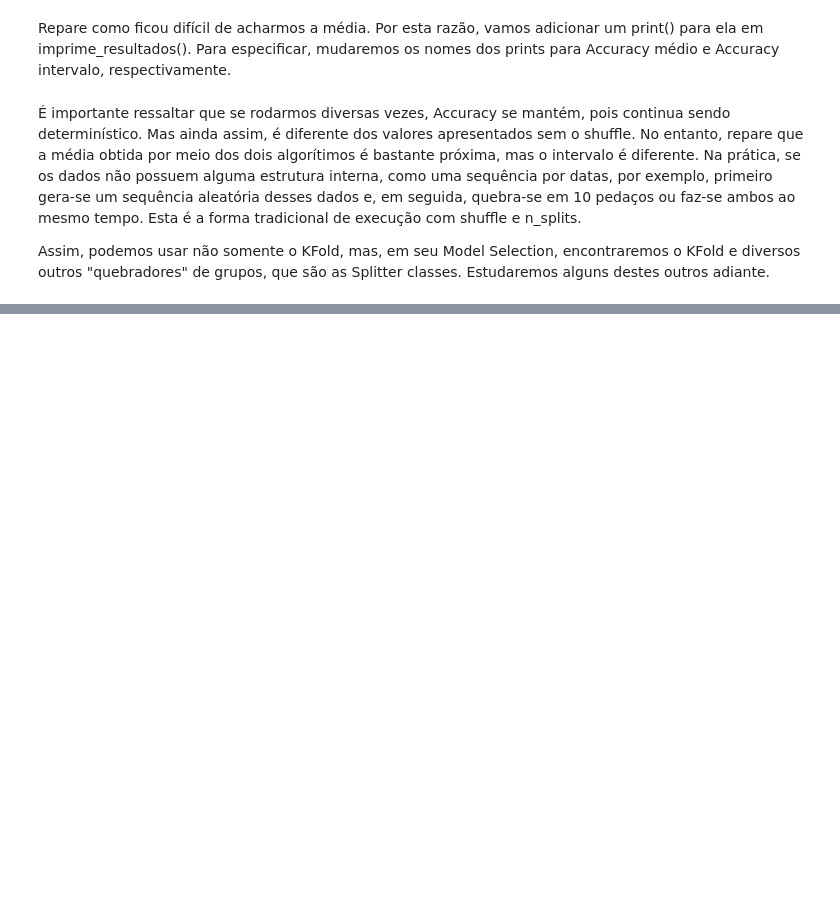
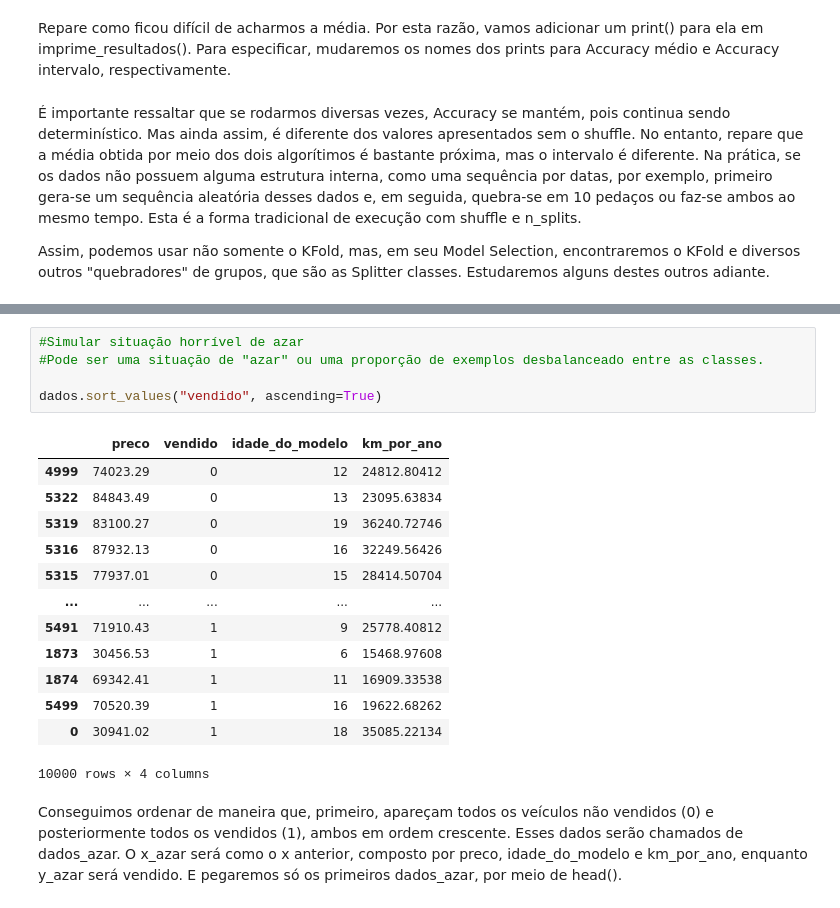
Before and after one commit to Luceliafn/Alura, a Jupyter notebook: Machine_Learning_Validação_1.ipynb, the cells around one changed output, grey strips where cells are left out. Saved outputs shown, nothing was run; the diff lists cells and outputs as text; blank space fills up the shorter version.

```diff
--- a/Machine_Learning_Validação_1.ipynb
+++ b/Machine_Learning_Validação_1.ipynb
@@ -96,0 +107,21 @@ Assim, podemos usar não somente o KFold, mas, em seu Model Selection, encontrar
+# %%
+#Simular situação horrível de azar
+#Pode ser uma situação de "azar" ou uma proporção de exemplos desbalanceado entre as classes.
+
+dados.sort_values("vendido", ascending=True)
+# %% [output]
+|  | preco | vendido | idade_do_modelo | km_por_ano |
+| 4999 | 74023.29 | 0 | 12 | 24812.80412 |
+| 5322 | 84843.49 | 0 | 13 | 23095.63834 |
+| 5319 | 83100.27 | 0 | 19 | 36240.72746 |
+| 5316 | 87932.13 | 0 | 16 | 32249.56426 |
+| 5315 | 77937.01 | 0 | 15 | 28414.50704 |
+| ... | ... | ... | ... | ... |
+| 5491 | 71910.43 | 1 | 9 | 25778.40812 |
+| 1873 | 30456.53 | 1 | 6 | 15468.97608 |
+| 1874 | 69342.41 | 1 | 11 | 16909.33538 |
+| 5499 | 70520.39 | 1 | 16 | 19622.68262 |
+| 0 | 30941.02 | 1 | 18 | 35085.22134 |
+10000 rows × 4 columns
+# %% [markdown]
+Conseguimos ordenar de maneira que, primeiro, apareçam todos os veículos não vendidos (0) e posteriormente todos os vendidos (1), ambos em ordem crescente. Esses dados serão chamados de dados_azar. O x_azar será como o x anterior, composto por preco, idade_do_modelo e km_por_ano, enquanto y_azar será vendido. E pegaremos só os primeiros dados_azar, por meio de head().
```
Also changed, not shown: parts of 97 cells of this notebook.
